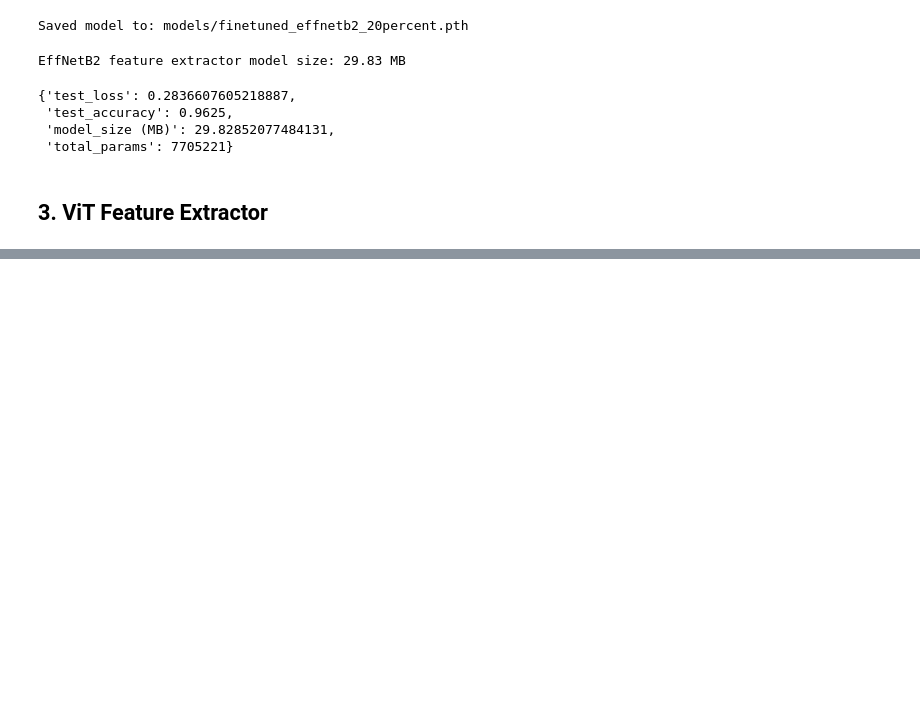
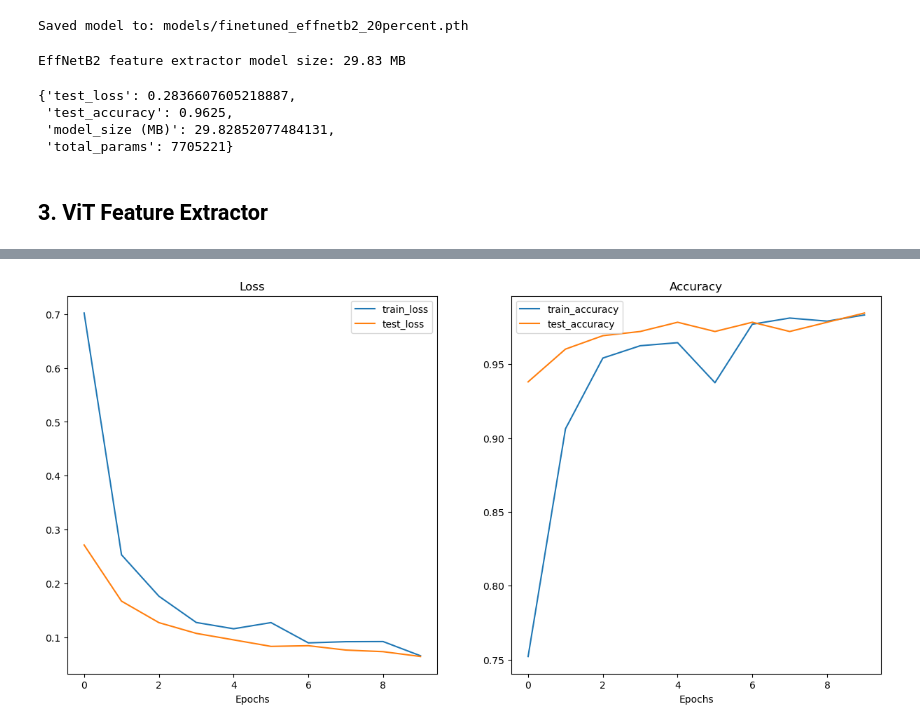
Before and after one commit to tituslhy/symmetrical-octo-spork, a Jupyter notebook: Notebooks/9. Model_Deployment.ipynb, the cells around one changed output, grey strips where cells are left out. Cells and saved outputs as stored; diff of their text form; code cells hidden in the pictures; blank space fills up the shorter version.

Commit message:
analyzed model statistics

```diff
--- a/Notebooks/9. Model_Deployment.ipynb
+++ b/Notebooks/9. Model_Deployment.ipynb
@@ -222,0 +269,24 @@ effnetb2_stats
+# %%
+#Setup dataloaders
+train_dataloader_vit, test_dataloader_vit, _ = data_setup.create_dataloaders(
+    train_dir = train_dir,
+    test_dir = test_dir,
+    transform = vit_transforms,
+    batch_size = BATCH_SIZE #we can setup a higher batch size because there are less weight updates
+)
+# %%
+opt_vit = torch.optim.Adam(params = vit.parameters(),
+                           lr  = LR)
+
+torch.manual_seed(SEED)
+torch.mps.manual_seed(SEED)
+
+vit_results = engine.train(
+    model = vit.to(device),
+    train_dataloader = train_dataloader_vit,
+    test_dataloader = test_dataloader_vit,
+    epochs = EPOCHS,
+    optimizer = opt_vit,
+    loss_fn = loss_fn,
+    device = device
+)
@@ -222,0 +304,4 @@ effnetb2_stats
+# %%
+plot_loss_curves(vit_results)
+# %% [output]
+[figure, added]
```
Also changed, not shown: parts of 20 cells of this notebook.
